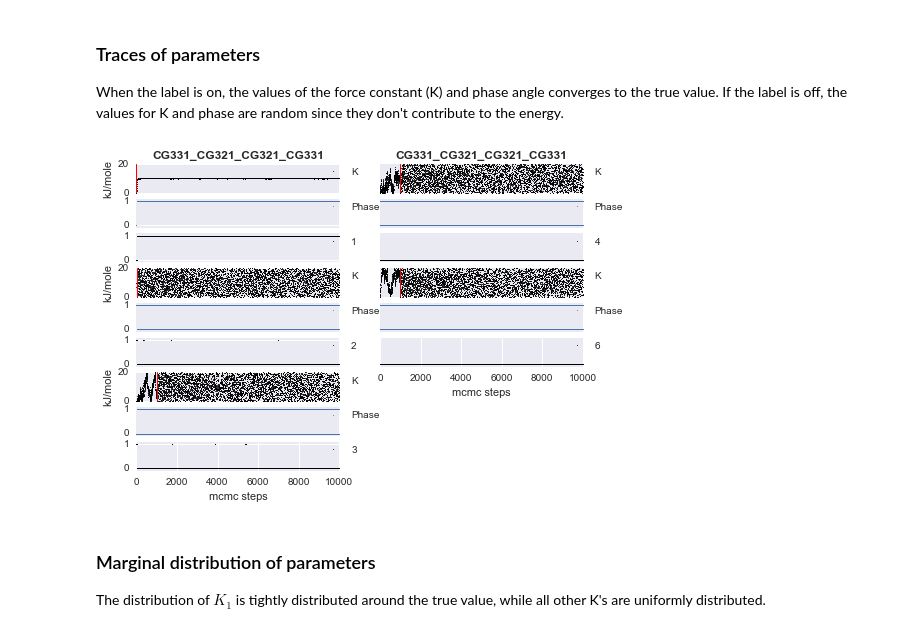
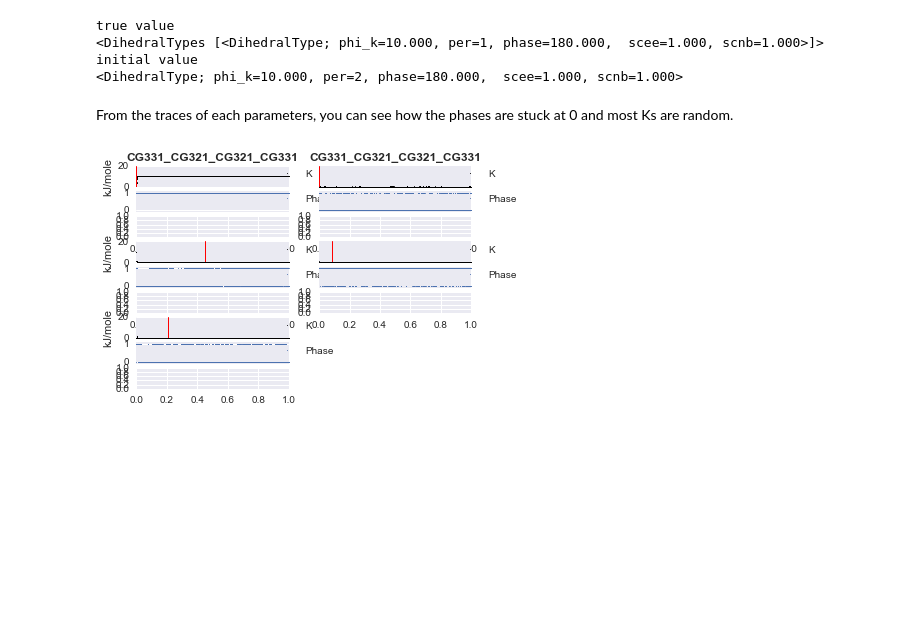
Before and after one commit to choderalab/torsionfit_examples, a Jupyter notebook: synthetic_data/discrete/Toy_model.ipynb, the cells around one changed output. Saved outputs shown, nothing was run; the diff lists cells and outputs as text; code cells hidden in the pictures; blank space fills up the shorter version.

```diff
--- a/synthetic_data/discrete/Toy_model.ipynb
+++ b/synthetic_data/discrete/Toy_model.ipynb
@@ -14,3 +17,10 @@ import torsionfit.backends.sqlite_plus as db
 # %%
-toy = ToyModel(true_value=DihedralType(10, 1, 180, 1, 1), initial_value=DihedralType(10, 2, 180, 1, 1), n_increments=30,
-              sample_phase=True, rj=True)
+toy = ToyModel(true_value=DihedralType(10, 1, 180, 1, 1), initial_value=DihedralType(10, 2, 180, 1, 1),
+               n_increments=30, sample_phase=True, rj=False)
+plt.plot(toy.synthetic_energy, label='True value')
+plt.plot(toy.synthetic_energy, 'ko')
+plt.xlabel('frames')
+plt.ylabel('energy [kJ/mol]')
+plt.plot(toy.scan_set.mm_energy, color='g', label='initial_mm')
+plt.plot(toy.scan_set.initial_mm, 'ko', color='r')
+plt.legend()
@@ -19,10 +29,0 @@ Generate toy model that only allows discrete phase proposals of 0 and 180
-# %%
-toy = ToyModel(true_value=DihedralType(10, 1, 180, 1, 1), initial_value=DihedralType(10, 2, 180, 1, 1), n_increments=30,
-              sample_phase=True, rj=True)
-plt.plot(toy.synthetic_energy, label='True value')
-plt.plot(toy.synthetic_energy, 'ko')
-plt.xlabel('frames')
-plt.ylabel('energy [kJ/mol]')
-plt.plot(toy.scan_set.mm_energy, color='g', label='initial_mm')
-plt.plot(toy.scan_set.initial_mm, 'ko', color='r')
-plt.legend()
@@ -40,5 +30,5 @@ plt.savefig('toy_QM_energy.pdf')
 # %%
 # sample
-sampler = MCMC(toy.model.pymc_parameters, db=db, dbname='discrete_phase_rj.sqlite')
+sampler = MCMC(toy.model.pymc_parameters, db=db, dbname='discrete_phase.sqlite')
 sampler.sample(iter=10000)
 # %% [output]
@@ -46,5 +36,3 @@ sampler.sample(iter=10000)
-# %%
-sampler = db.load('discrete_phase_rj.sqlite')
 # %%
 print('true value')
 print(toy.true_value)
@@ -105,12 +77,18 @@ plt.savefig('multiplicity_discrete.pdf')
-# %% [markdown]
-### Traces of parameters
-When the label is on, the values of the force constant (K) and phase angle converges to the true value. If the label is off, the values for K and phase are random since they don't contribute to the energy.
+# %%
+print('true value')
+print(toy.true_value)
+print('initial value')
+print(toy.initial_value)
+# %% [output]
+true value
+<DihedralTypes [<DihedralType; phi_k=10.000, per=1, phase=180.000,  scee=1.000, scnb=1.000>]>
+initial value
+<DihedralType; phi_k=10.000, per=2, phase=180.000,  scee=1.000, scnb=1.000>
+# %% [markdown]
+From the traces of each parameters, you can see how the phases are stuck at 0 and most Ks are random.
 # %%
-plots.trace_plots('CG331_CG321_CG321_CG331', sampler, markersize=2.0, filename='traces_discrete_rj.pdf')
+plots.trace_plots('CG331_CG321_CG321_CG331', sampler, markersize=2.0, filename='traces_discrete.pdf')
 # %% [output]
-[figure, old version]
+[figure, new version]
-# %% [markdown]
-### Marginal distribution of parameters
-The distribution of $K_1$ is tightly distributed around the true value, while all other K's are uniformly distributed.
 # %%
 alpha = 0.5
```
Also changed, not shown: parts of 26 cells of this notebook, 19 other files.
